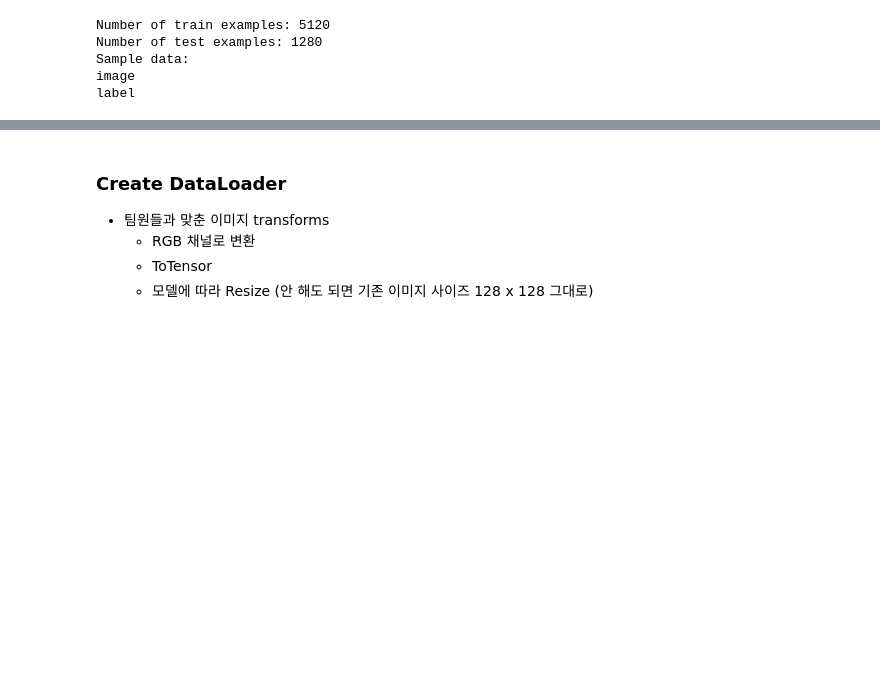
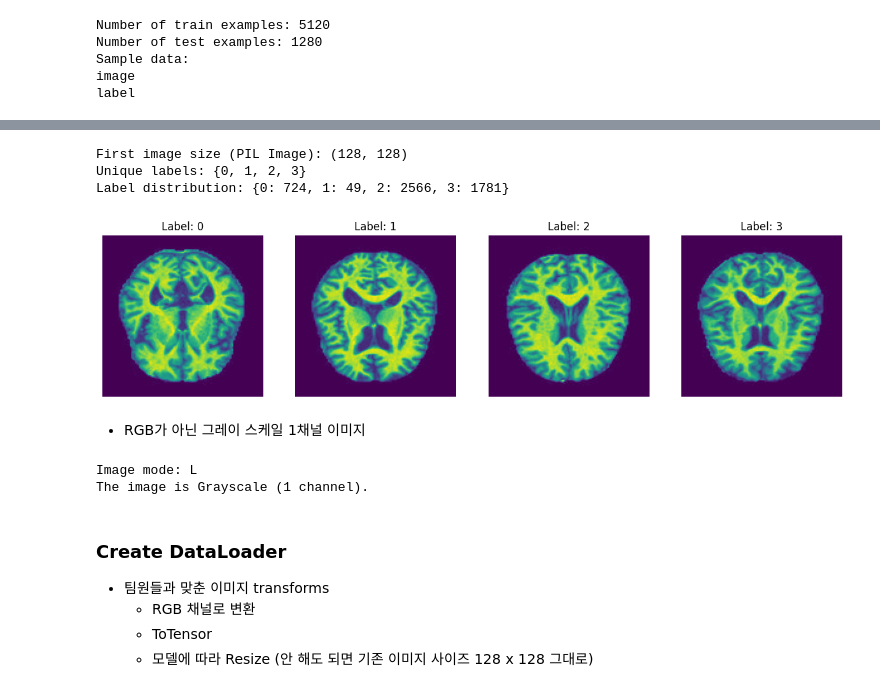
Before and after one commit to leehimcm/ml-project_Alzheimer-MRI-Disease-Classification, a Jupyter notebook: ResNet_34_inae.ipynb, the cells around one changed output, grey strips where cells are left out. Drawn from its saved outputs; the diff is of its cells as text; code cells hidden in the pictures; blank space fills up the shorter version.

```diff
--- a/ResNet_34_inae.ipynb
+++ b/ResNet_34_inae.ipynb
@@ -71,3 +82,70 @@ label
+# %%
+import matplotlib.pyplot as plt
+import numpy as np
+
+# Checking the first image size and label
+first_image = train_dataset[0]['image']
+first_label = train_dataset[0]['label']
+
+# Print the shape of the first image (if it is a PIL image or numpy array)
+if isinstance(first_image, np.ndarray):
+    print(f"First image shape (numpy array): {first_image.shape}")
+elif hasattr(first_image, 'size'):  # If it's a PIL Image
+    print(f"First image size (PIL Image): {first_image.size}")
+
+# Check the unique labels in the dataset
+labels = [item['label'] for item in train_dataset]
+unique_labels = set(labels)
+
+# Displaying label distribution
+label_counts = {label: labels.count(label) for label in unique_labels}
+print(f"Unique labels: {unique_labels}")
+print(f"Label distribution: {label_counts}")
+
+# Plot one image per label
+fig, axes = plt.subplots(1, len(unique_labels), figsize=(15, 5))
+
+# Loop through the unique labels and plot one image for each label
+for i, label in enumerate(unique_labels):
+    # Find the first image for each label
+    for item in train_dataset:
+        if item['label'] == label:
+            image = item['image']
+            break  # Stop once the first image for the current label is found
+
+    axes[i].imshow(image)
+    axes[i].set_title(f"Label: {label}")
+    axes[i].axis('off')  # Hide axes
+
+plt.show()
+# %% [output]
+First image size (PIL Image): (128, 128)
+Unique labels: {0, 1, 2, 3}
+Label distribution: {0: 724, 1: 49, 2: 2566, 3: 1781}
+[figure, added]
+# %% [markdown]
+- RGB가 아닌 그레이 스케일 1채널 이미지
+# %%
+# Check the number of channels for the first image
+import numpy as np
+
+first_image = train_dataset[0]['image']  # Load the first image
+
+if isinstance(first_image, np.ndarray):  # If the image is a numpy array
+    print(f"Image shape: {first_image.shape}")  # Shape will include channels
+    if first_image.shape[-1] == 1:
+        print("The image is Grayscale (1 channel).")
+    elif first_image.shape[-1] == 3:
+        print("The image is RGB (3 channels).")
+else:  # If the image is a PIL Image
+    print(f"Image mode: {first_image.mode}")  # PIL Image mode can tell us about channels
+    if first_image.mode == 'L':
+        print("The image is Grayscale (1 channel).")
+    elif first_image.mode == 'RGB':
+        print("The image is RGB (3 channels).")
+# %% [output]
+Image mode: L
+The image is Grayscale (1 channel).
 # %% [markdown]
 ### Create DataLoader
 - 팀원들과 맞춘 이미지 transforms
```
Also changed, not shown: parts of 6 cells of this notebook.
